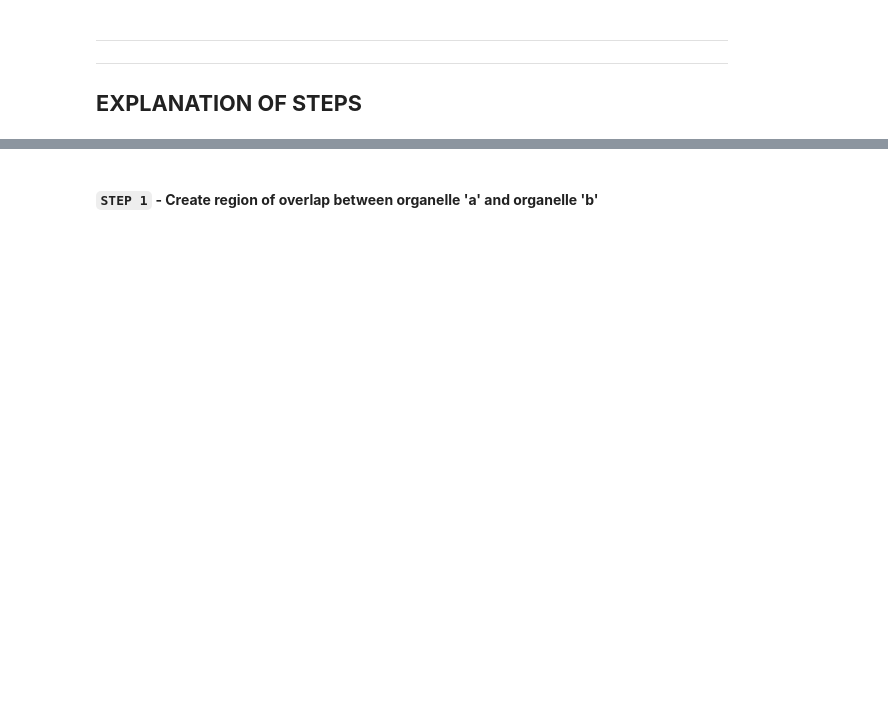
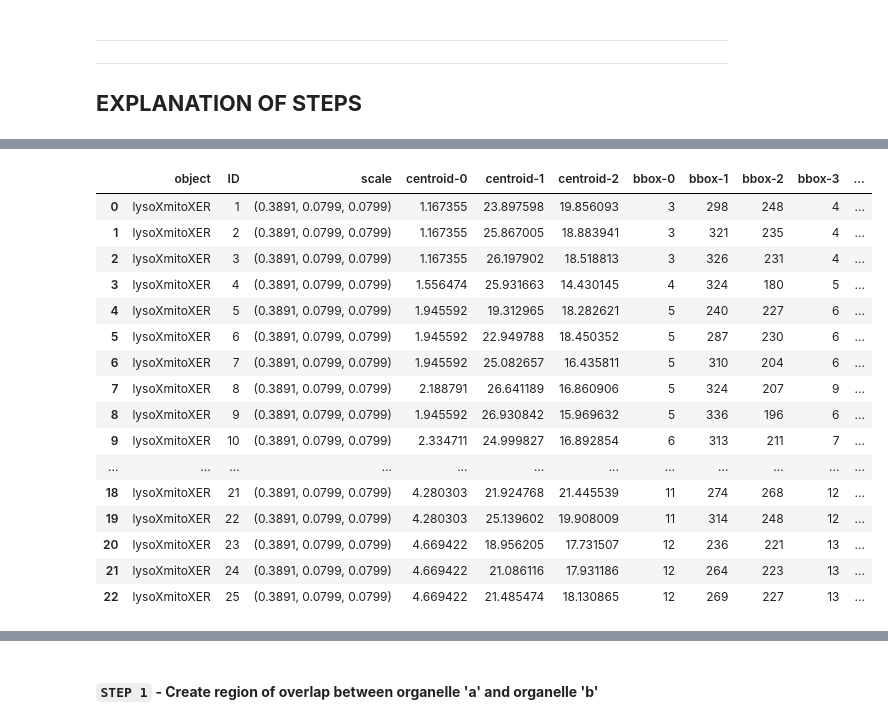
Before and after one commit to SCohenLab/infer-subc, a Jupyter notebook: notebooks/part_2_quantification/2.2_organelle_interactions.ipynb, the cells around one changed output, grey strips where cells are left out. Drawn from its saved outputs; the diff is of its cells as text; code cells hidden in the pictures; blank space fills up the shorter version.

```diff
--- a/notebooks/part_2_quantification/2.2_organelle_interactions.ipynb
+++ b/notebooks/part_2_quantification/2.2_organelle_interactions.ipynb
@@ -347,0 +377,17 @@ The following matching files were found and can now be viewed in Napari:
+# %%
+org_to_include = ["lyso", "mito", "ER"]
+interaction_name = "X".join(org_to_include)
+
+overlap_img_test, inter_tab_test = create_interaction_sites(org_to_include,
+                                                            organelles,
+                                                            name_splitter="X")
+
+viewer.layers.clear()
+for i, name in enumerate(org_to_include):
+    img = organelles[org_file_names.index(name)]
+    viewer.add_image(img>0, scale=scale, name=f"{name} segmentation", blending='additive', colormap=colors[i])
+viewer.add_image(overlap_img_test>0, scale=scale, name=f"{interaction_name} overlap", opacity=0.6)
+viewer.grid.enabled = False
+viewer.reset_view()
+
+inter_tab_test
@@ -347,0 +412,15 @@ The following matching files were found and can now be viewed in Napari:
+# %%
+intens_img = np.stack(intensities, axis=0)
+# %%
+morph_tab_test = _get_morphology_metrics(segmentation_img=overlap_img_test,
+                                    seg_name=interaction_name,
+                                    intensity_img=intens_img,
+                                    intensity_ch_names=org_file_names,
+                                    channel_axis=0,
+                                    mask=mask,
+                                    mask_name=mask_name,
+                                    scale=scale)
+
+morph_tab_test.rename(columns={"label":"ID"}, inplace=True)
+morph_tab_test
+# %% [output]
@@ -347,0 +428,17 @@ The following matching files were found and can now be viewed in Napari:
+|  | object | ID | scale | centroid-0 | centroid-1 | centroid-2 | bbox-0 | bbox-1 | bbox-2 | bbox-3 | ... |
+| 0 | lysoXmitoXER | 1 | (0.3891, 0.0799, 0.0799) | 1.167355 | 23.897598 | 19.856093 | 3 | 298 | 248 | 4 | ... |
+| 1 | lysoXmitoXER | 2 | (0.3891, 0.0799, 0.0799) | 1.167355 | 25.867005 | 18.883941 | 3 | 321 | 235 | 4 | ... |
+| 2 | lysoXmitoXER | 3 | (0.3891, 0.0799, 0.0799) | 1.167355 | 26.197902 | 18.518813 | 3 | 326 | 231 | 4 | ... |
+| 3 | lysoXmitoXER | 4 | (0.3891, 0.0799, 0.0799) | 1.556474 | 25.931663 | 14.430145 | 4 | 324 | 180 | 5 | ... |
+| 4 | lysoXmitoXER | 5 | (0.3891, 0.0799, 0.0799) | 1.945592 | 19.312965 | 18.282621 | 5 | 240 | 227 | 6 | ... |
+| 5 | lysoXmitoXER | 6 | (0.3891, 0.0799, 0.0799) | 1.945592 | 22.949788 | 18.450352 | 5 | 287 | 230 | 6 | ... |
+| 6 | lysoXmitoXER | 7 | (0.3891, 0.0799, 0.0799) | 1.945592 | 25.082657 | 16.435811 | 5 | 310 | 204 | 6 | ... |
+| 7 | lysoXmitoXER | 8 | (0.3891, 0.0799, 0.0799) | 2.188791 | 26.641189 | 16.860906 | 5 | 324 | 207 | 9 | ... |
+| 8 | lysoXmitoXER | 9 | (0.3891, 0.0799, 0.0799) | 1.945592 | 26.930842 | 15.969632 | 5 | 336 | 196 | 6 | ... |
+| 9 | lysoXmitoXER | 10 | (0.3891, 0.0799, 0.0799) | 2.334711 | 24.999827 | 16.892854 | 6 | 313 | 211 | 7 | ... |
+| ... | ... | ... | ... | ... | ... | ... | ... | ... | ... | ... | ... |
+| 18 | lysoXmitoXER | 21 | (0.3891, 0.0799, 0.0799) | 4.280303 | 21.924768 | 21.445539 | 11 | 274 | 268 | 12 | ... |
+| 19 | lysoXmitoXER | 22 | (0.3891, 0.0799, 0.0799) | 4.280303 | 25.139602 | 19.908009 | 11 | 314 | 248 | 12 | ... |
+| 20 | lysoXmitoXER | 23 | (0.3891, 0.0799, 0.0799) | 4.669422 | 18.956205 | 17.731507 | 12 | 236 | 221 | 13 | ... |
+| 21 | lysoXmitoXER | 24 | (0.3891, 0.0799, 0.0799) | 4.669422 | 21.086116 | 17.931186 | 12 | 264 | 223 | 13 | ... |
+| 22 | lysoXmitoXER | 25 | (0.3891, 0.0799, 0.0799) | 4.669422 | 21.485474 | 18.130865 | 12 | 269 | 227 | 13 | ... |
```
Also changed, not shown: parts of 15 cells of this notebook, 7 other files.
